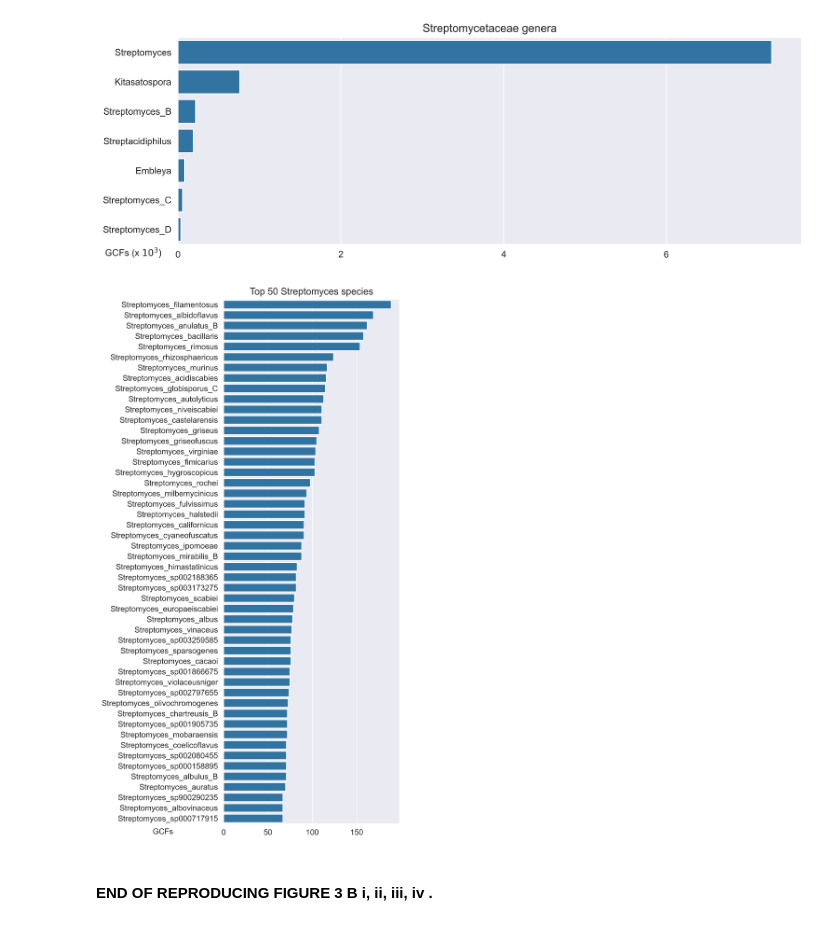
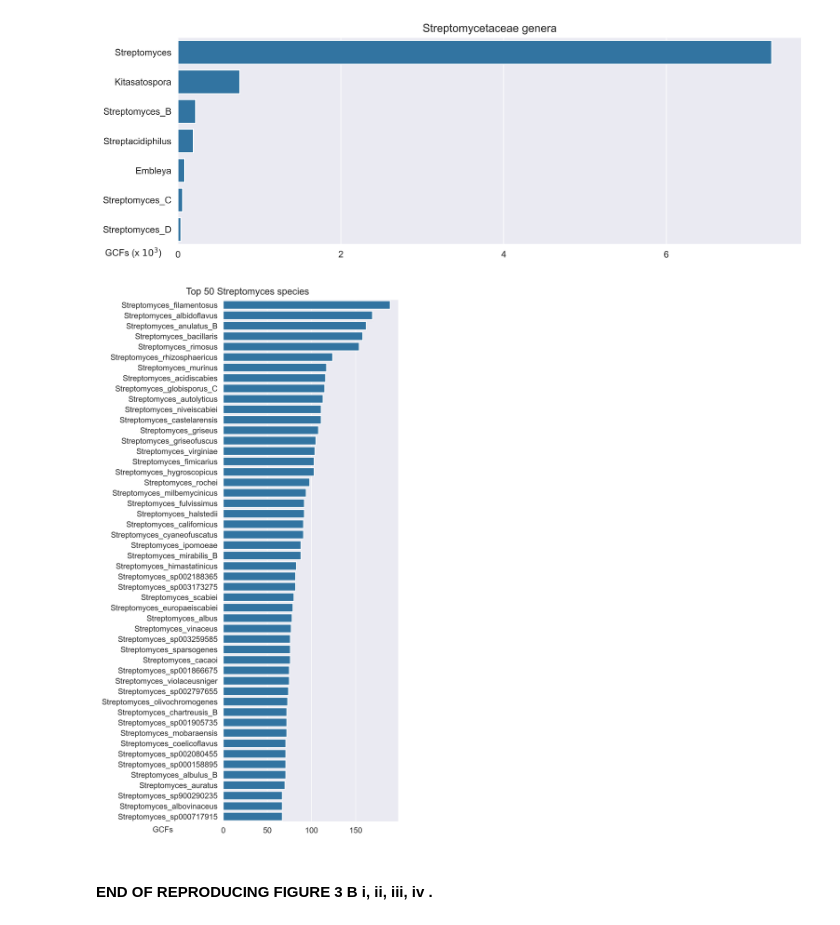
Before and after one commit to SinaBerkGolech/Metabolomics_Seminar_Topic_10, a Jupyter notebook: Figure_3/Figure_3_B.ipynb, the cells around one changed output. Saved outputs shown, nothing was run; the diff lists cells and outputs as text; code cells hidden in the pictures.

```diff
--- a/Figure_3/Figure_3_B.ipynb
+++ b/Figure_3/Figure_3_B.ipynb
@@ -112,19 +112,21 @@ table_3_iv["Number of GCFs"] = table_3_iv["Number of GCFs"]
 # %%
 f, ax = plt.subplots(figsize=(4, 12), dpi=400)
 
 ax = sns.barplot(x="Number of GCFs", y="Taxon", data=table_3_iv, palette=pal)
 
-ax.set_title(figure_3_iv_title)
+# ax.set_title(figure_3_iv_title)
 
 ax.set_xticks([0,50,100,150])
 
 ax.text(-80, 50.5, "GCFs")
 
 ax.set_xlabel(None)
 ax.set_ylabel(None)
 
+ax.text(-42, -1, figure_3_iv_title, fontsize="large", fontstretch=1000)
+
 ax.figure.savefig('output_figure_3_B_iv_Topic_10.png')
 # %% [output]
-[figure, old version]
+[figure, new version]
 # %% [markdown]
 #### END OF REPRODUCING FIGURE 3 B i, ii, iii, iv .
```
Also changed, not shown: parts of 1 cell of this notebook, 4 other files.
